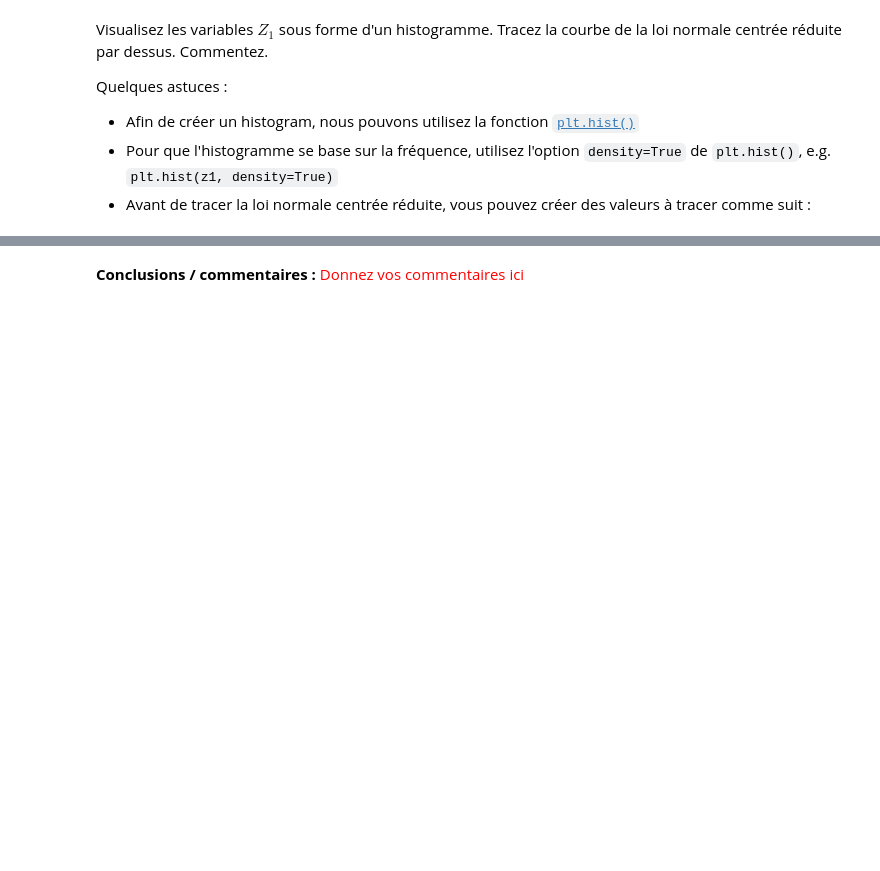
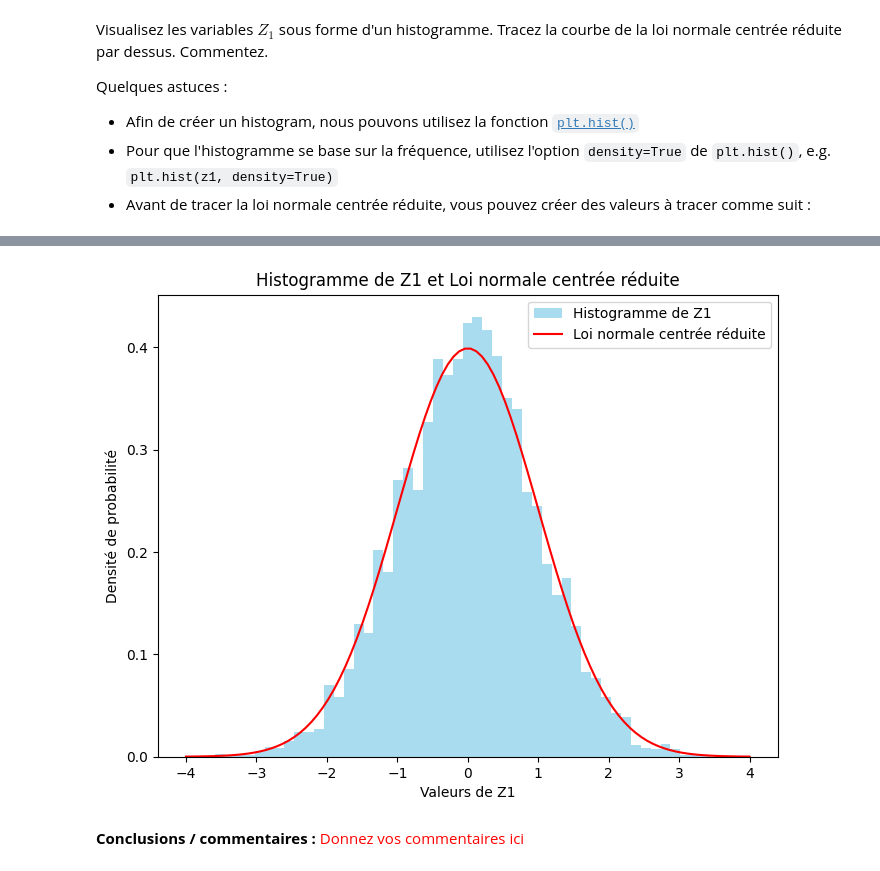
Before and after one commit to Samsam19191/TP-2-Sujet, a Jupyter notebook: TP-2/MC-Simulation-TP2.ipynb, the cells around one changed output, grey strips where cells are left out. Cells and saved outputs as stored; diff of their text form; code cells hidden in the pictures; blank space fills up the shorter version.

```diff
--- a/TP-2/MC-Simulation-TP2.ipynb
+++ b/TP-2/MC-Simulation-TP2.ipynb
@@ -974,10 +994,18 @@ Quelques astuces :
 import math
 # %%
 ## Donnez votre code ici
+def loi_normale():
+    U1 = random()
+    U2 = random()
+    return [
+        math.sqrt(-2 * math.log(U1)) * math.cos(2 * math.pi * U2),
+        math.sqrt(-2 * math.log(U1)) * math.sin(2 * math.pi * U2),
+    ]
 # %% [markdown]
 Générez 5000 paires de v.a.r. suivant la loi normale centrée réduite.
 # %%
 ## Donnez votre code ici
+Z1Z2s = [loi_normale() for _ in range(5000)]
 # %% [markdown]
 Visualisez les variables $Z_1$ sous forme d'un histogramme. Tracez la courbe de la loi normale centrée réduite par dessus. Commentez.
 
@@ -997,5 +1024,24 @@ ModuleNotFoundError: No module named 'scipy'
 # %%
 ## Donnez votre code ici
 # visualisation
+
+
+# Tracer l'histogramme des échantillons de z1
+plt.figure(figsize=(8, 6))
+plt.hist([Z1Z2[0] for Z1Z2 in Z1Z2s], bins=50, density=True, color='skyblue', alpha=0.7, label='Histogramme de Z1')
+
+# Tracer la courbe de la loi normale centrée réduite
+plt.plot(x, y, 'r-', label='Loi normale centrée réduite')
+
+# Ajouter des titres et des légendes
+plt.title('Histogramme de Z1 et Loi normale centrée réduite')
+plt.xlabel('Valeurs de Z1')
+plt.ylabel('Densité de probabilité')
+plt.legend()
+
+# Afficher le graphique
+plt.show()
+# %% [output]
+[figure, added]
 # %% [markdown]
 **Conclusions / commentaires :** <span style="color:red">Donnez vos commentaires ici</span>
```
Also changed, not shown: parts of 17 cells of this notebook.
